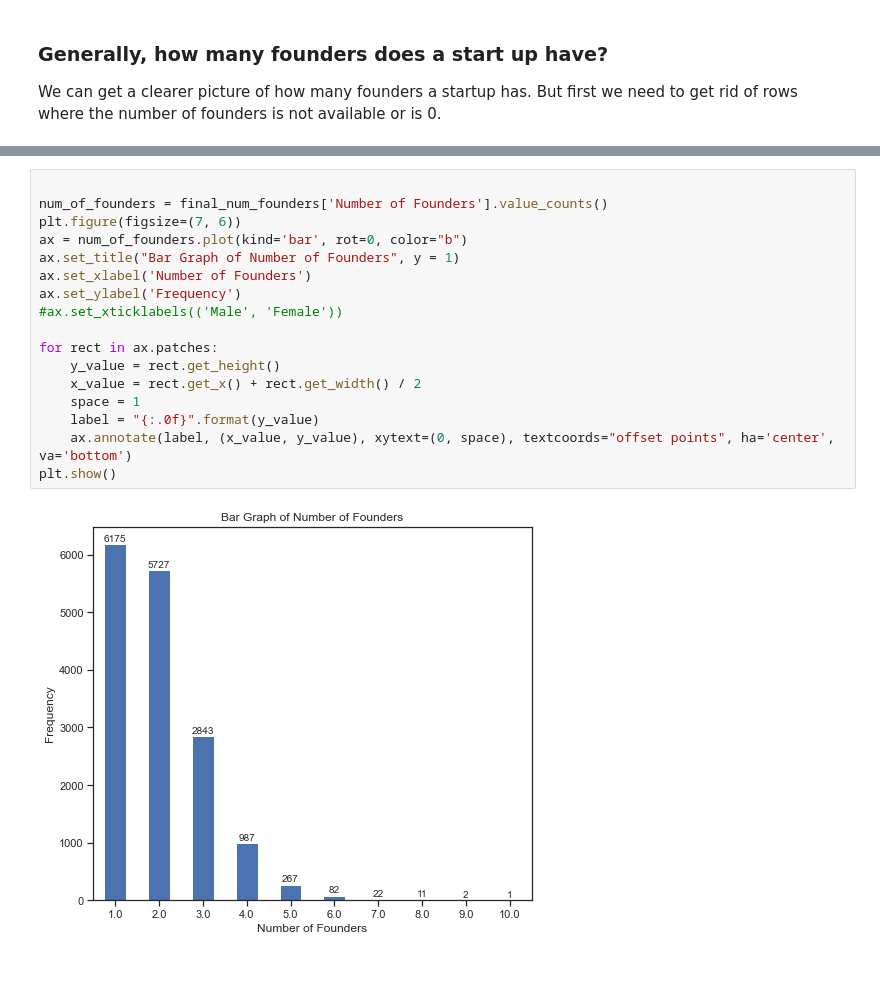
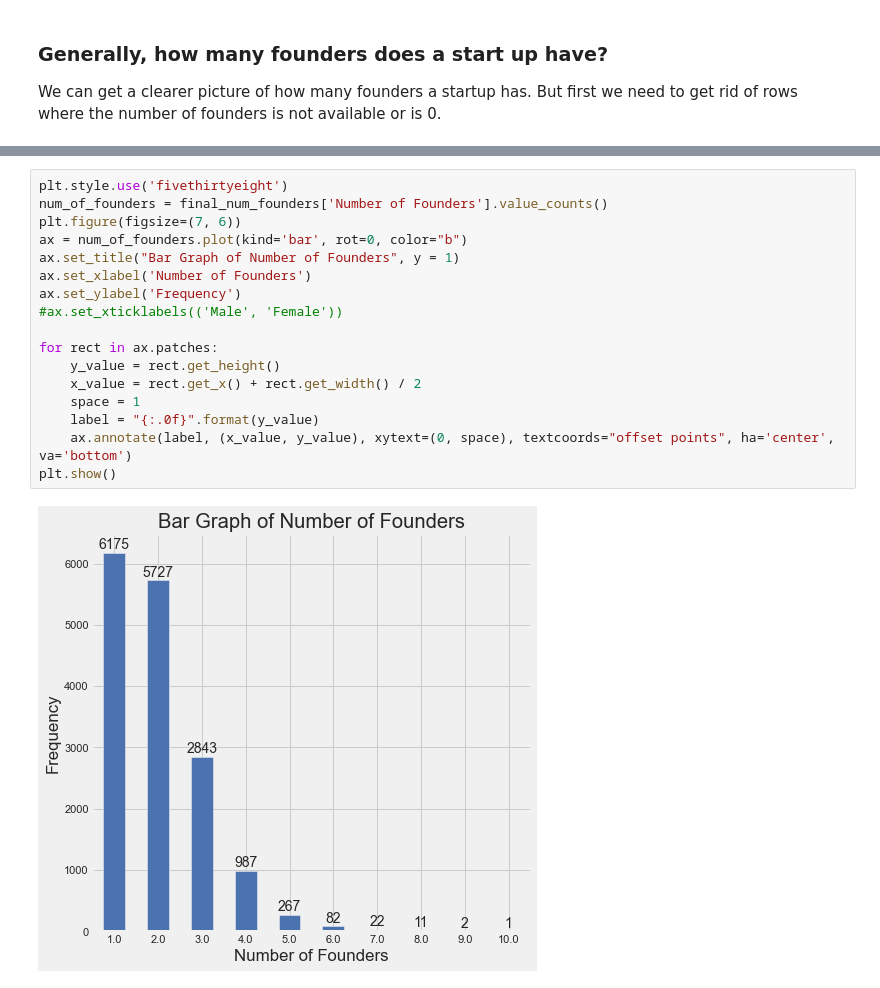
Before and after one commit to Smalik182/Venture_Capital_StartUp_Analysis, a Jupyter notebook: Untitled.ipynb, the cells around one changed output, grey strips where cells are left out. Drawn from its saved outputs; the diff is of its cells as text.

```diff
--- a/Untitled.ipynb
+++ b/Untitled.ipynb
@@ -223,21 +227,21 @@ final_num_founders.head(5)
 | 3 | Triller | New York, New York, United States | Digital Media, Music, Social Network | Series B | 2019-10-23 | ... |
 | 4 | OPSkins | Santa Monica, California, United ... | E-Commerce, Gaming, Internet | Initial Coin Offering | 2017-11-13 | ... |
 # %%
-
+plt.style.use('fivethirtyeight')
 num_of_founders = final_num_founders['Number of Founders'].value_counts()
 plt.figure(figsize=(7, 6))
 ax = num_of_founders.plot(kind='bar', rot=0, color="b")
 ax.set_title("Bar Graph of Number of Founders", y = 1)
 ax.set_xlabel('Number of Founders')
 ax.set_ylabel('Frequency')
 #ax.set_xticklabels(('Male', 'Female'))
 
 for rect in ax.patches:
     y_value = rect.get_height()
     x_value = rect.get_x() + rect.get_width() / 2
     space = 1
     label = "{:.0f}".format(y_value)
     ax.annotate(label, (x_value, y_value), xytext=(0, space), textcoords="offset points", ha='center', va='bottom')
 plt.show()
 # %% [output]
-[figure, old version]
+[figure, new version]
```
Also changed, not shown: parts of 9 cells of this notebook.
